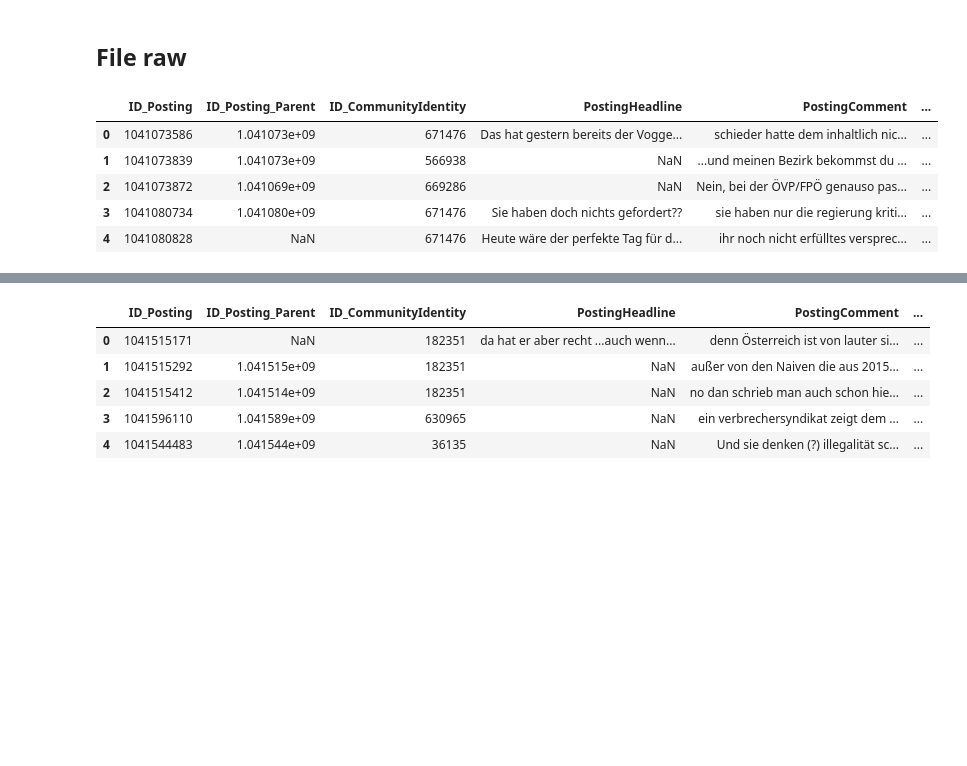
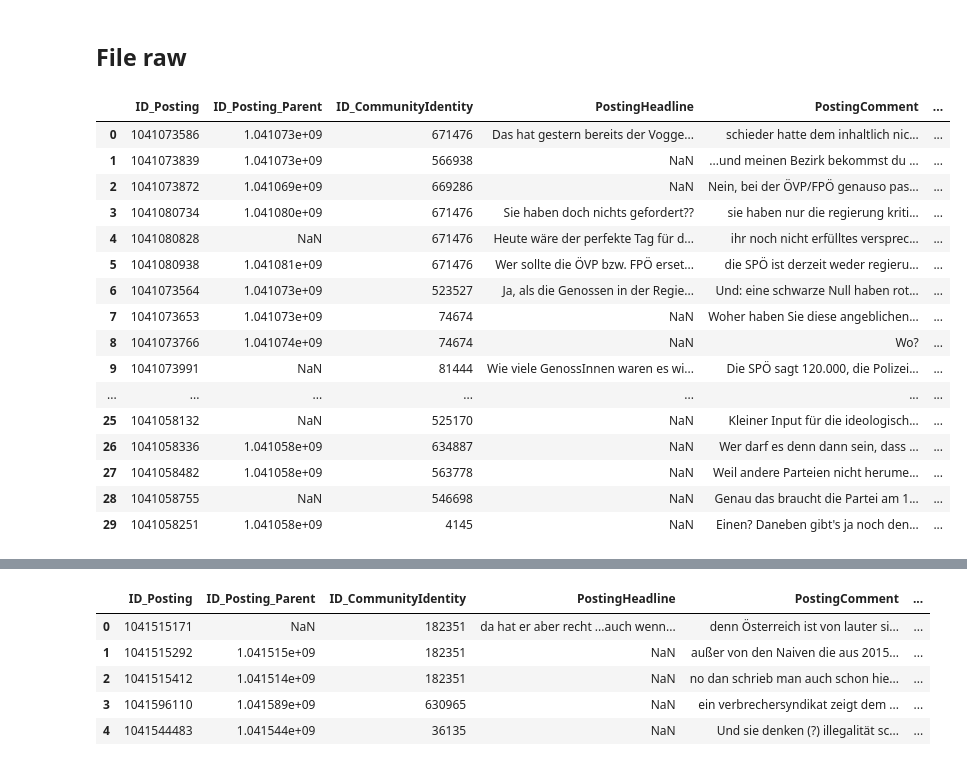
Before and after one commit to RomanGrebnev/sna_link_prediction, a Jupyter notebook: user-user.ipynb, the cells around one changed output, grey strips where cells are left out. Saved outputs shown, nothing was run; the diff lists cells and outputs as text; code cells hidden in the pictures; blank space fills up the shorter version.

Commit message:
data exploration on postings

```diff
--- a/user-user.ipynb
+++ b/user-user.ipynb
@@ -11,11 +11,22 @@ import matplotlib.pyplot as plt
 ## File raw
 # %%
 posting_1 = pd.read_csv('data/Postings_01052019_15052019.csv', sep=';')
-posting_1.head()
+posting_1.head(30)
 # %% [output]
 |  | ID_Posting | ID_Posting_Parent | ID_CommunityIdentity | PostingHeadline | PostingComment | ... |
 | 0 | 1041073586 | 1.041073e+09 | 671476 | Das hat gestern bereits der Vogge... | schieder hatte dem inhaltlich nic... | ... |
 | 1 | 1041073839 | 1.041073e+09 | 566938 | NaN | ...und meinen Bezirk bekommst du ... | ... |
 | 2 | 1041073872 | 1.041069e+09 | 669286 | NaN | Nein, bei der ÖVP/FPÖ genauso pas... | ... |
 | 3 | 1041080734 | 1.041080e+09 | 671476 | Sie haben doch nichts gefordert?? | sie haben nur die regierung kriti... | ... |
 | 4 | 1041080828 | NaN | 671476 | Heute wäre der perfekte Tag für d... | ihr noch nicht erfülltes versprec... | ... |
+| 5 | 1041080938 | 1.041081e+09 | 671476 | Wer sollte die ÖVP bzw. FPÖ erset... | die SPÖ ist derzeit weder regieru... | ... |
+| 6 | 1041073564 | 1.041073e+09 | 523527 | Ja, als die Genossen in der Regie... | Und: eine schwarze Null haben rot... | ... |
+| 7 | 1041073653 | 1.041073e+09 | 74674 | NaN | Woher haben Sie diese angeblichen... | ... |
+| 8 | 1041073766 | 1.041074e+09 | 74674 | NaN | Wo? | ... |
+| 9 | 1041073991 | NaN | 81444 | Wie viele GenossInnen waren es wi... | Die SPÖ sagt 120.000, die Polizei... | ... |
+| ... | ... | ... | ... | ... | ... | ... |
+| 25 | 1041058132 | NaN | 525170 | NaN | Kleiner Input für die ideologisch... | ... |
+| 26 | 1041058336 | 1.041058e+09 | 634887 | NaN | Wer darf es denn dann sein, dass ... | ... |
+| 27 | 1041058482 | 1.041058e+09 | 563778 | NaN | Weil andere Parteien nicht herume... | ... |
+| 28 | 1041058755 | NaN | 546698 | NaN | Genau das braucht die Partei am 1... | ... |
+| 29 | 1041058251 | 1.041058e+09 | 4145 | NaN | Einen? Daneben gibt's ja noch den... | ... |
```
Also changed, not shown: parts of 2 cells of this notebook, 1 other file.
